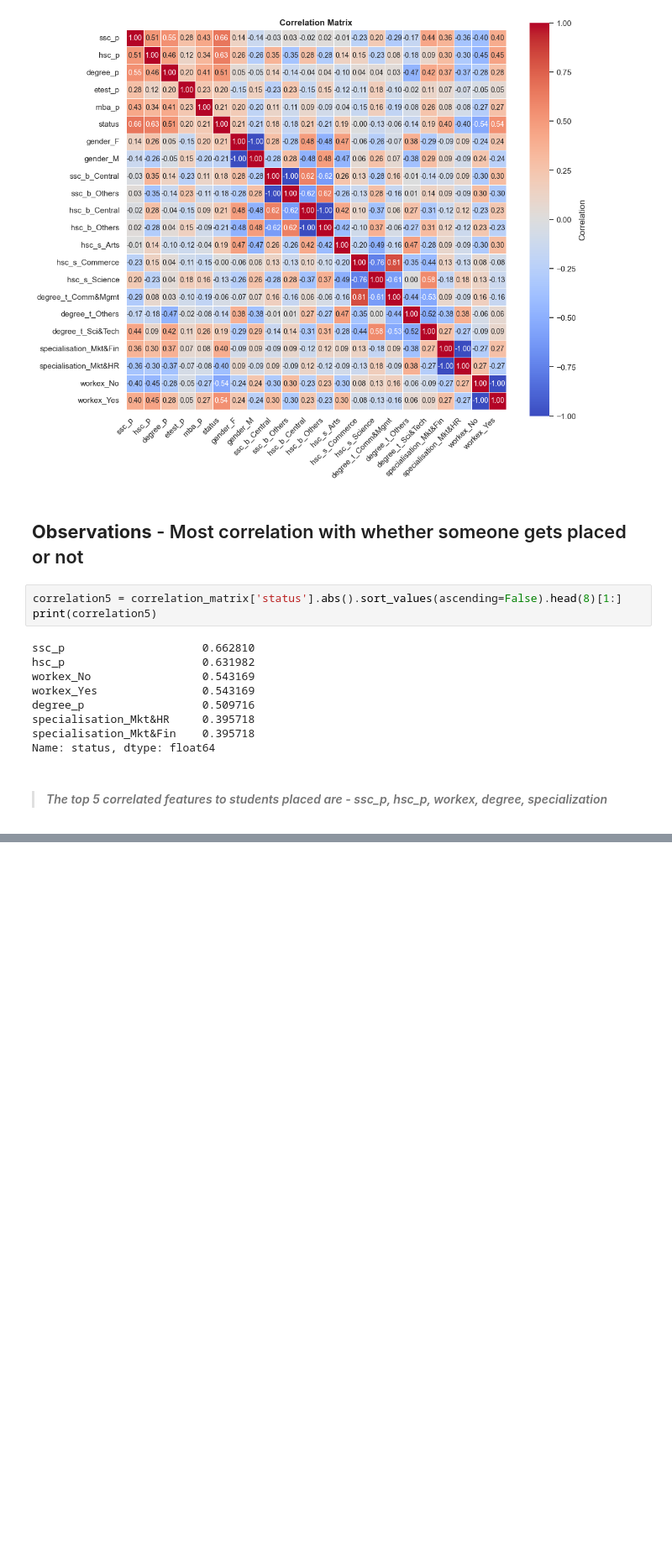
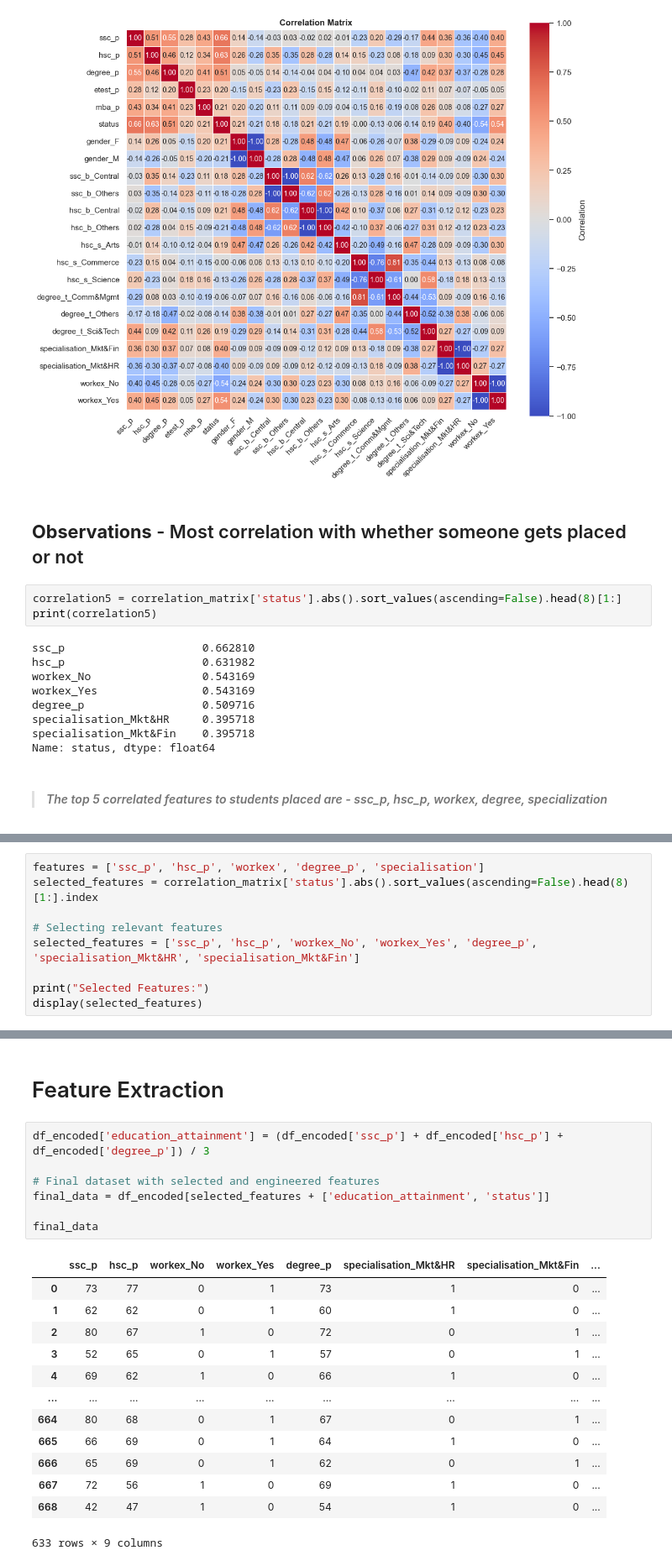
Before and after one commit to Anishx/MLBusinessProjects, a Jupyter notebook: 2/Campus.ipynb, the cells around one changed output, grey strips where cells are left out. Shown at 84% size. Drawn from its saved outputs; the diff is of its cells as text; blank space fills up the shorter version.

Commit message:
New Feature Identification and Extraction

```diff
--- a/2/Campus.ipynb
+++ b/2/Campus.ipynb
@@ -272,0 +275,9 @@ Name: status, dtype: float64
+# %%
+features = ['ssc_p', 'hsc_p', 'workex', 'degree_p', 'specialisation']
+selected_features = correlation_matrix['status'].abs().sort_values(ascending=False).head(8)[1:].index
+
+# Selecting relevant features
+selected_features = ['ssc_p', 'hsc_p', 'workex_No', 'workex_Yes', 'degree_p', 'specialisation_Mkt&HR', 'specialisation_Mkt&Fin']
+
+print("Selected Features:")
+display(selected_features)
@@ -272,0 +293,23 @@ Name: status, dtype: float64
+# %% [markdown]
+# Feature Extraction
+# %%
+df_encoded['education_attainment'] = (df_encoded['ssc_p'] + df_encoded['hsc_p'] + df_encoded['degree_p']) / 3
+
+# Final dataset with selected and engineered features
+final_data = df_encoded[selected_features + ['education_attainment', 'status']]
+
+final_data
+# %% [output]
+|  | ssc_p | hsc_p | workex_No | workex_Yes | degree_p | specialisation_Mkt&HR | specialisation_Mkt&Fin | ... |
+| 0 | 73 | 77 | 0 | 1 | 73 | 1 | 0 | ... |
+| 1 | 62 | 62 | 0 | 1 | 60 | 1 | 0 | ... |
+| 2 | 80 | 67 | 1 | 0 | 72 | 0 | 1 | ... |
+| 3 | 52 | 65 | 0 | 1 | 57 | 0 | 1 | ... |
+| 4 | 69 | 62 | 1 | 0 | 66 | 1 | 0 | ... |
+| ... | ... | ... | ... | ... | ... | ... | ... | ... |
+| 664 | 80 | 68 | 0 | 1 | 67 | 0 | 1 | ... |
+| 665 | 66 | 69 | 0 | 1 | 64 | 1 | 0 | ... |
+| 666 | 65 | 69 | 0 | 1 | 62 | 0 | 1 | ... |
+| 667 | 72 | 56 | 1 | 0 | 69 | 1 | 0 | ... |
+| 668 | 42 | 47 | 1 | 0 | 54 | 1 | 0 | ... |
+633 rows × 9 columns
```
Also changed, not shown: parts of 5 cells of this notebook.
